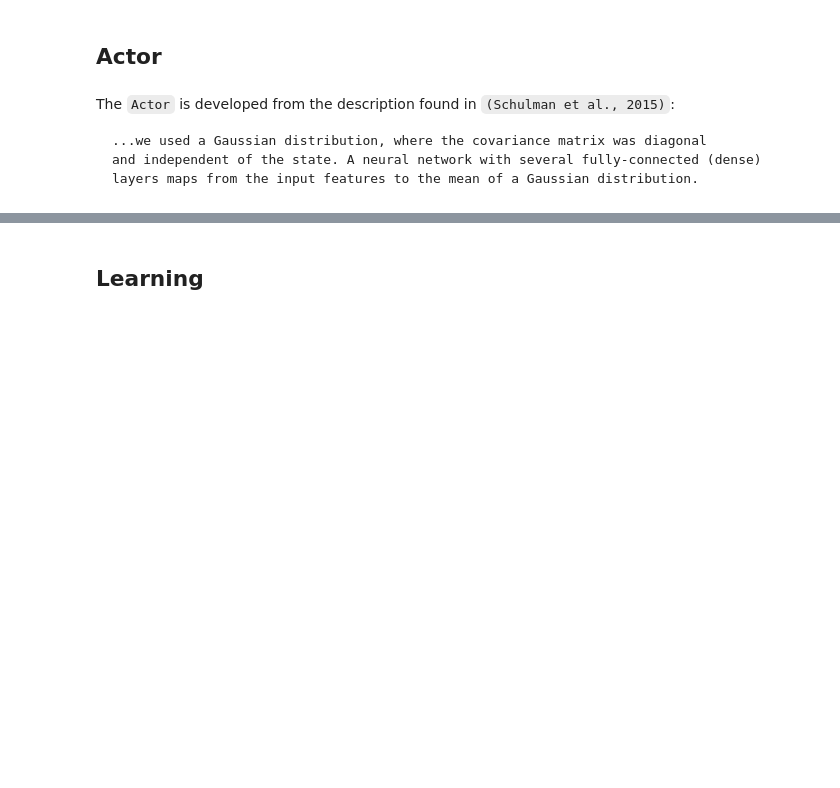
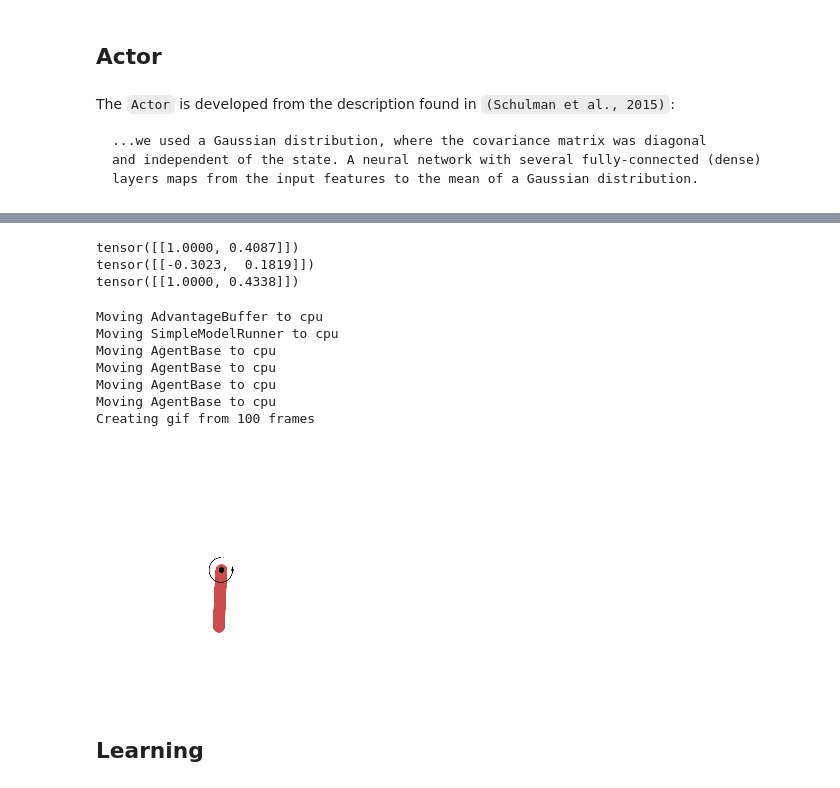
Before and after one commit to josiahls/fastrl, a Jupyter notebook: nbs/07_Agents/02_Continuous/12t_agents.trpo.ipynb, the cells around one changed output, grey strips where cells are left out. Cells and saved outputs as stored; diff of their text form; code cells hidden in the pictures; blank space fills up the shorter version.

Commit message:
Added: - TRPO training code finally. Critic training is implimented, agent execution is implimented, advantage gym execution is implimented. Notes: - Actor training is the "big one" to get going

```diff
--- a/nbs/07_Agents/02_Continuous/12t_agents.trpo.ipynb
+++ b/nbs/07_Agents/02_Continuous/12t_agents.trpo.ipynb
@@ -162,6 +162,15 @@ Parameters:
 ## Memory
 > Policy gradient online models use short term trajectory samples instead of
 ER / iid memory
+# %%
+#|export
+def pipe2device(pipe,device,debug=False):
+    "Attempt to move an entire `pipe` and its pipeline to `device`"
+    pipes = find_dps(traverse(pipe),dp.iter.IterDataPipe,include_subclasses=True)
+    for pipe in pipes:
+        if hasattr(pipe,'to'):
+            if debug: print(f'Moving {pipe} to {device}')
+            pipe.to(device=device)
 # %%
 #|export
 @torch.jit.script
@@ -376,0 +447,13 @@ dist.mean,dist.stddev,dist.log_prob(torch.randn(1,2))
+# %%
+actor = Actor(4,2)
+agent_base = AgentBase(actor)
+agent = SimpleModelRunner(agent_base)
+agent = NormalExploration(agent,explore_on_val=True)
+agent = ActionClip(agent)
+agent = AgentHead(agent)
+for action in agent(torch.randn(3,4)):
+    print(action)
+# %% [output]
+tensor([[1.0000, 0.4087]])
+tensor([[-0.3023,  0.1819]])
+tensor([[1.0000, 0.4338]])
@@ -377,3 +599,29 @@ dist.mean,dist.stddev,dist.log_prob(torch.randn(1,2))
+# %%
+#|hide
+torch.manual_seed(0)
+
+actor = Actor(3,1)
+critic = Critic(3)
+
+# Setup the Agent
+agent = TRPOAgent(actor,max_steps=10000)
+
+pipe = AdvantageGymTransformBlock(agent=agent,n=100,seed=None,include_images=True,critic=critic)(['Pendulum-v1'])
+pipe = VSCodeTransformBlock()(pipe)
+
+pipe2device(pipe,'cpu',debug=True)
+
+L(pipe);
+pipe.show(step=2)
+# %% [output]
+Moving AdvantageBuffer to cpu
+Moving SimpleModelRunner to cpu
+Moving AgentBase to cpu
+Moving AgentBase to cpu
+Moving AgentBase to cpu
+Moving AgentBase to cpu
+Creating gif from 100 frames
+[figure, added]
 # %% [markdown]
 ## Learning
 # %% [markdown]
```
Also changed, not shown: parts of 22 cells of this notebook, 2 other files.
